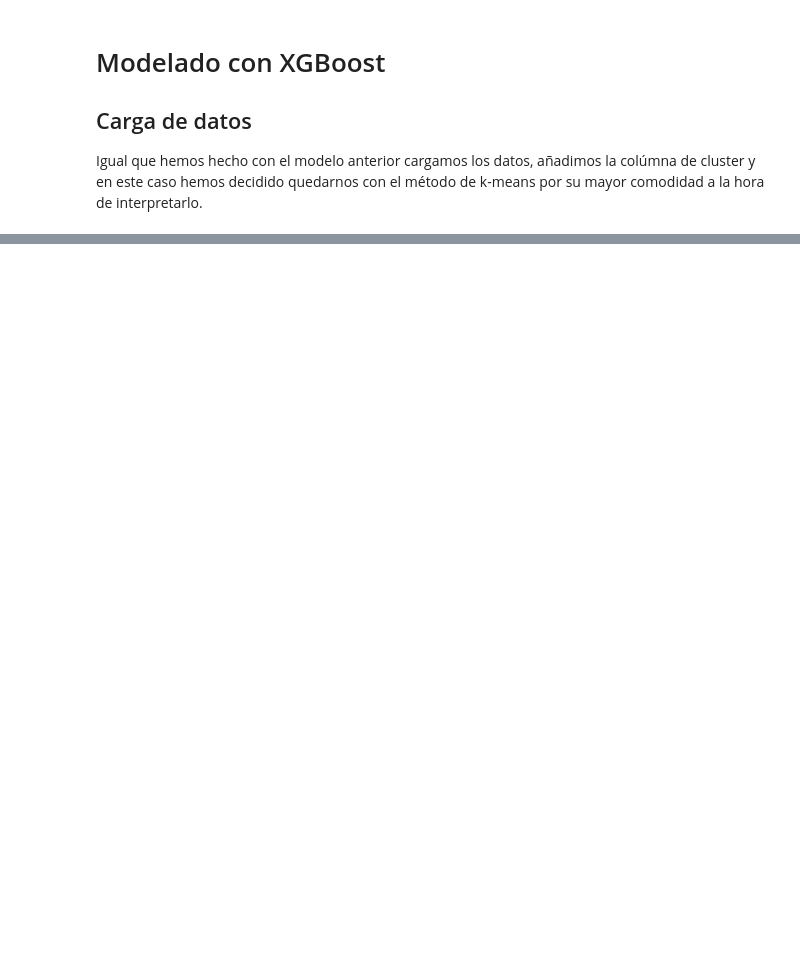
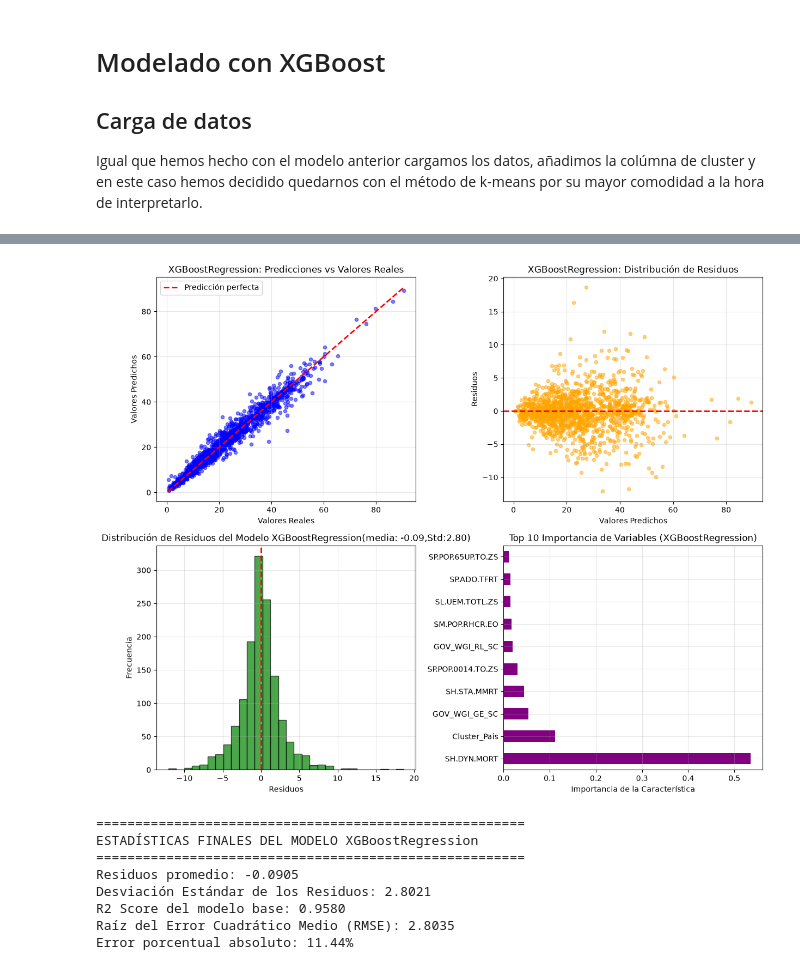
Before and after one commit to Javier-Herreros-Pinilla/analisis-vulnerabilidad-social, a Jupyter notebook: notebooks/03_Modelado_XGBoost.ipynb, the cells around one changed output, grey strips where cells are left out. Drawn from its saved outputs; the diff is of its cells as text; code cells hidden in the pictures; blank space fills up the shorter version.

Commit message:
Adición optimización y cálculos del modelo XGBoost

```diff
--- a/notebooks/03_Modelado_XGBoost.ipynb
+++ b/notebooks/03_Modelado_XGBoost.ipynb
@@ -37,0 +87,70 @@ print(metadata['Cluster_Pais'].value_counts())
+# %%
+# 8. Visualización de la importancia de las características
+fig, axes = plt.subplots(2,2, figsize=(12, 10))
+
+
+# 🔵 GRÁFICA 1 (arriba-izquierda): Predicciones vs Reales
+ax1 = axes[0,0]
+ax1.scatter(y_test,y_pred, alpha=0.5, s=20, color='blue')
+min_val = np.minimum(y_test.min(),y_pred.min())
+max_val = np.maximum(y_test.max(),y_pred.max())
+ax1.plot([min_val,max_val], [min_val,max_val],'r--',lw=2,label = 'Predicción perfecta')
+ax1.set_xlabel('Valores Reales')
+ax1.set_ylabel('Valores Predichos')
+ax1.set_title('XGBoostRegression: Predicciones vs Valores Reales')
+ax1.legend()
+ax1.grid(alpha=0.3)
+
+# 🔵 GRÁFICA 2 (arriba-derecha): Distribución de Residuos
+ax2 = axes[0,1]
+residuos = y_test.to_numpy().flatten() - y_pred.flatten()
+ax2.scatter(y_pred, residuos, alpha=0.5, s=20, color='orange')
+ax2.axhline(y=0, color='r', linestyle='--', lw=2)
+ax2.set_xlabel('Valores Predichos')
+ax2.set_ylabel('Residuos')
+ax2.set_title('XGBoostRegression: Distribución de Residuos')
+ax2.grid(alpha=0.3)
+
+# 🔵 GRÁFICA 3 (abajo-izquierda): Histograma de Residuos
+ax3 = axes[1,0]
+ax3.hist(residuos, bins=30, edgecolor='black', color='green', alpha=0.7)
+ax3.axvline(x=0, color='r', linestyle='--', lw=2)
+ax3.set_xlabel('Residuos')
+ax3.set_ylabel('Frecuencia')
+ax3.set_title(f'Distribución de Residuos del Modelo XGBoostRegression(media: {residuos.mean():.2f},Std:{residuos.std():.2f})')
+ax3.grid(alpha=0.3)
+
+# 🔵 GRÁFICA 4 (abajo-derecha): Importancia de Variables (Feature Importance)
+ax4 = axes[1,1]
+importancias = pd.Series(modelo_base.feature_importances_, index=X_final.columns)
+importancias.nlargest(10).plot(kind='barh', ax=ax4, color='purple')
+ax4.set_xlabel('Importancia de la Característica')
+ax4.set_title('Top 10 Importancia de Variables (XGBoostRegression)')
+ax4.grid(alpha=0.3)
+
+plt.tight_layout()
+plt.show()
+
+#=======================================================
+#IMPRESIÓN DE ESTADÍSTICAS FINALES
+#=======================================================
+error_pct_xg = np.abs((y_test.to_numpy().flatten() - y_pred.flatten()) / y_test.to_numpy().flatten() * 100)
+
+print("\n\n=======================================================")
+print("ESTADÍSTICAS FINALES DEL MODELO XGBoostRegression")
+print("=======================================================")
+print(f"Residuos promedio: {residuos.mean():.4f}")
+print(f"Desviación Estándar de los Residuos: {residuos.std():.4f}")
+print(f"R2 Score del modelo base: {r2:.4f}")
+print(f"Raíz del Error Cuadrático Medio (RMSE): {rmse:.4f}")
+print(f"Error porcentual absoluto: {error_pct_xg.mean():.2f}%")
+# %% [output]
+[figure, added]
+=======================================================
+ESTADÍSTICAS FINALES DEL MODELO XGBoostRegression
+=======================================================
+Residuos promedio: -0.0905
+Desviación Estándar de los Residuos: 2.8021
+R2 Score del modelo base: 0.9580
+Raíz del Error Cuadrático Medio (RMSE): 2.8035
+Error porcentual absoluto: 11.44%
```
Also changed, not shown: parts of 5 cells of this notebook.
